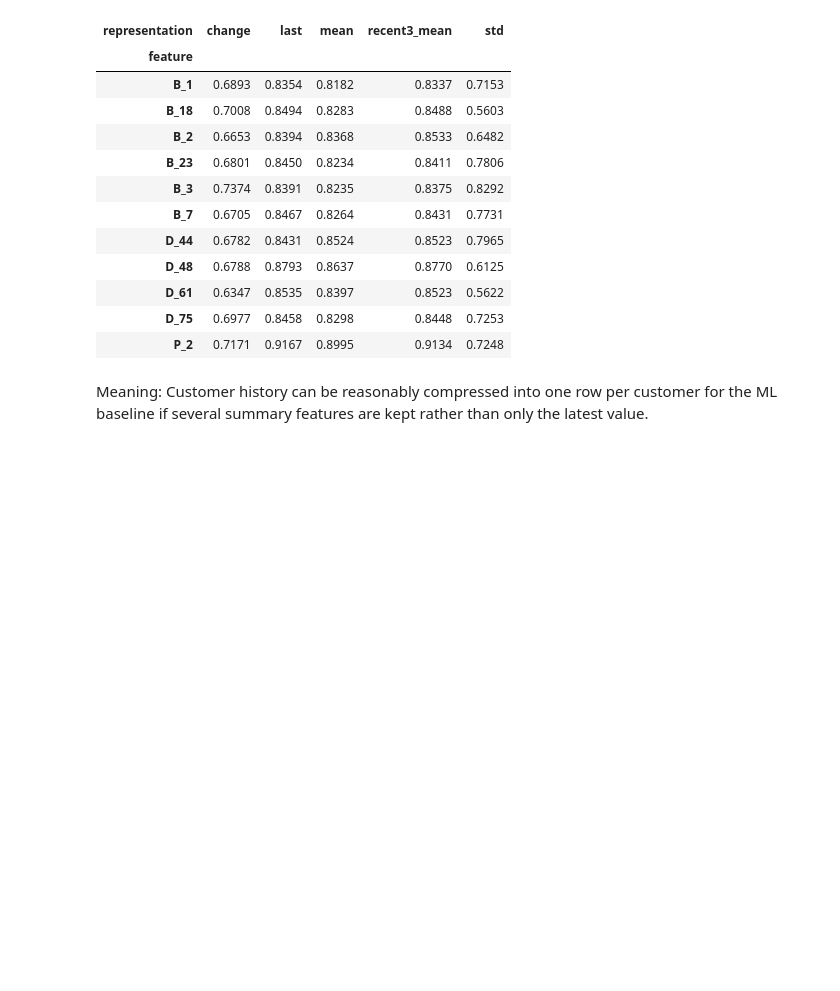
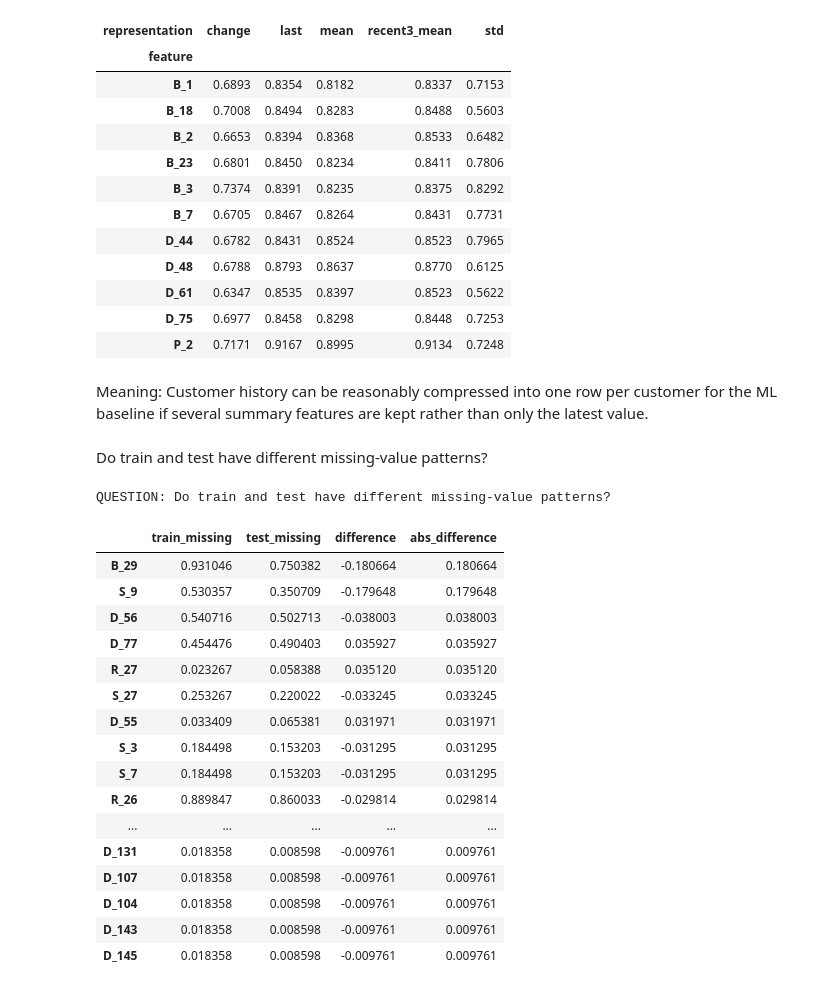
Before and after one commit to kpolonska/deep-learning-assignment-1, a Jupyter notebook: notebooks/eda.ipynb, the cells around one changed output. Cells and saved outputs as stored; diff of their text form; code cells hidden in the pictures; blank space fills up the shorter version.

```diff
--- a/notebooks/eda.ipynb
+++ b/notebooks/eda.ipynb
@@ -596,3 +842,66 @@ QUESTION: Can customer history be compressed into one row without losing importa
 | P_2 | 0.7171 | 0.9167 | 0.8995 | 0.9134 | 0.7248 |
 # %% [markdown]
 Meaning: Customer history can be reasonably compressed into one row per customer for the ML baseline if several summary features are kept rather than only the latest value.
+# %% [markdown]
+Do train and test have different missing-value patterns?
+# %%
+print(
+    "QUESTION: Do train and test have different "
+    "missing-value patterns?"
+)
+
+train_missing = (
+    train
+    .drop(columns=["customer_ID", "S_2"])
+    .isna()
+    .mean()
+)
+
+test_missing = (
+    test
+    .drop(columns=["customer_ID", "S_2"])
+    .isna()
+    .mean()
+)
+
+missing_drift = pd.DataFrame({
+    "train_missing": train_missing,
+    "test_missing": test_missing
+})
+
+missing_drift["difference"] = (
+    missing_drift["test_missing"]
+    - missing_drift["train_missing"]
+)
+
+missing_drift["abs_difference"] = (
+    missing_drift["difference"].abs()
+)
+
+display(
+    missing_drift
+    .sort_values(
+        "abs_difference",
+        ascending=False
+    )
+    .head(30)
+)
+# %% [output]
+QUESTION: Do train and test have different missing-value patterns?
+|  | train_missing | test_missing | difference | abs_difference |
+| B_29 | 0.931046 | 0.750382 | -0.180664 | 0.180664 |
+| S_9 | 0.530357 | 0.350709 | -0.179648 | 0.179648 |
+| D_56 | 0.540716 | 0.502713 | -0.038003 | 0.038003 |
+| D_77 | 0.454476 | 0.490403 | 0.035927 | 0.035927 |
+| R_27 | 0.023267 | 0.058388 | 0.035120 | 0.035120 |
+| S_27 | 0.253267 | 0.220022 | -0.033245 | 0.033245 |
+| D_55 | 0.033409 | 0.065381 | 0.031971 | 0.031971 |
+| S_3 | 0.184498 | 0.153203 | -0.031295 | 0.031295 |
+| S_7 | 0.184498 | 0.153203 | -0.031295 | 0.031295 |
+| R_26 | 0.889847 | 0.860033 | -0.029814 | 0.029814 |
+| ... | ... | ... | ... | ... |
+| D_131 | 0.018358 | 0.008598 | -0.009761 | 0.009761 |
+| D_107 | 0.018358 | 0.008598 | -0.009761 | 0.009761 |
+| D_104 | 0.018358 | 0.008598 | -0.009761 | 0.009761 |
+| D_143 | 0.018358 | 0.008598 | -0.009761 | 0.009761 |
+| D_145 | 0.018358 | 0.008598 | -0.009761 | 0.009761 |
```
Also changed, not shown: parts of 10 cells of this notebook.
